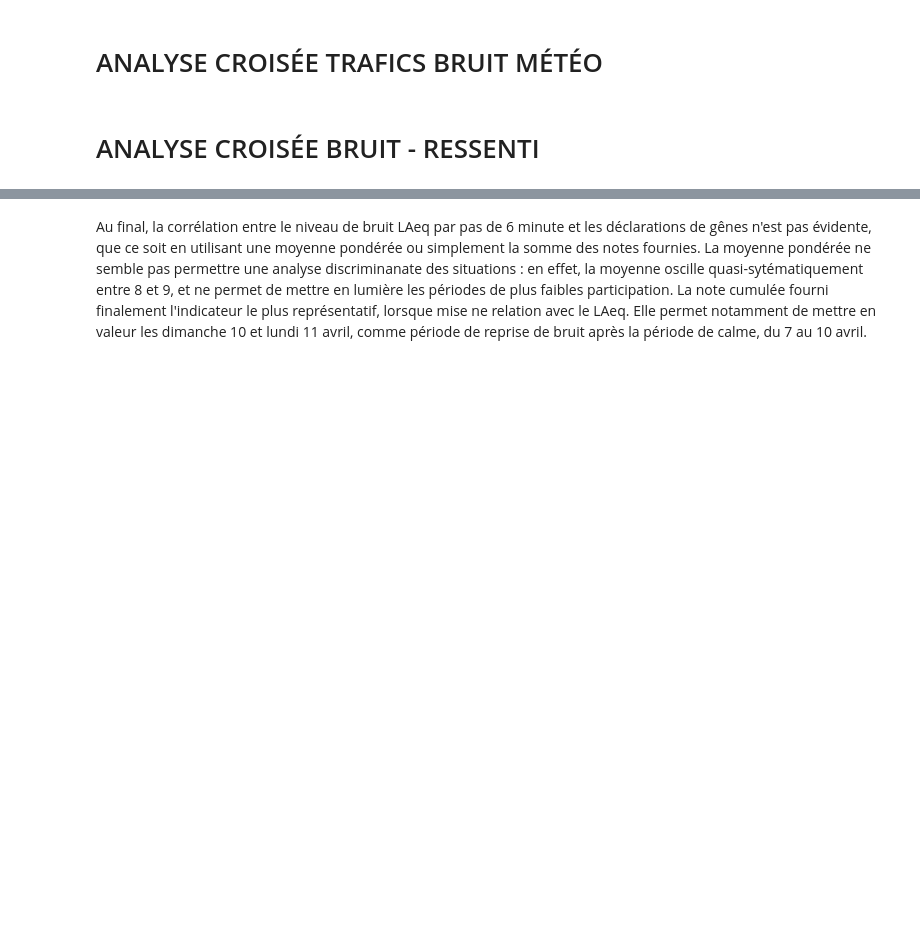
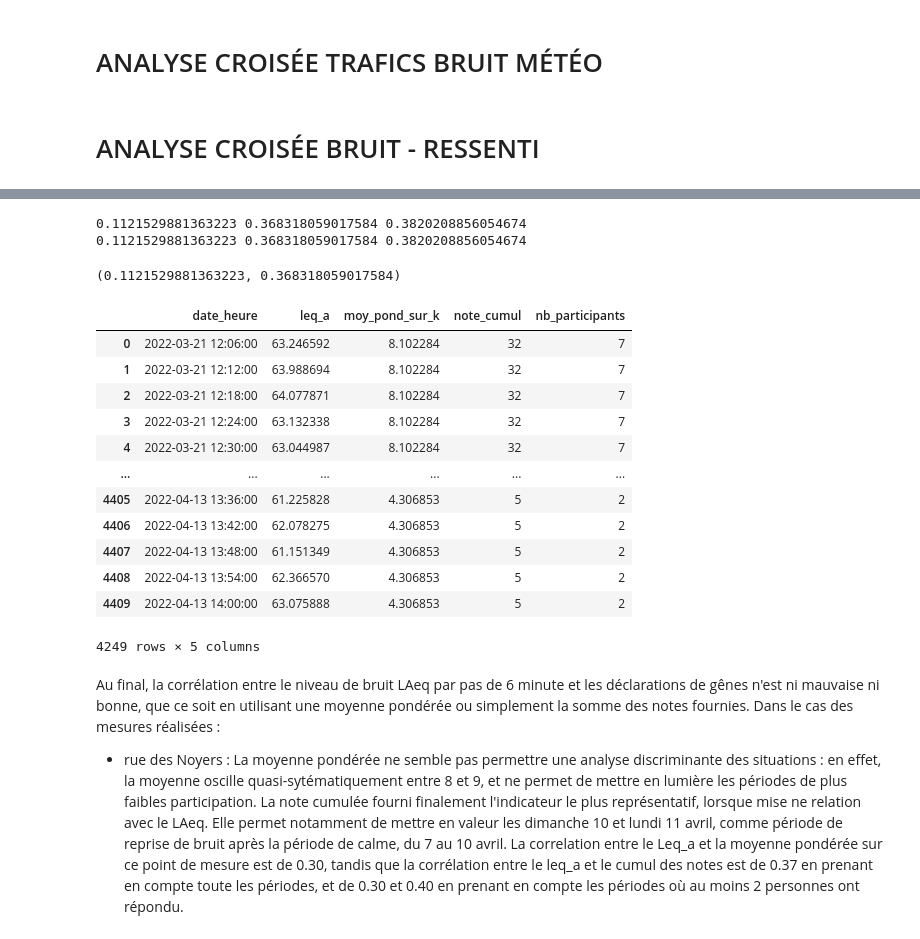
Before and after one commit to nantodevison/Ech24, a Jupyter notebook: notebooks/Analyses_mesures_test.ipynb, the cells around one changed output, grey strips where cells are left out. Cells and saved outputs as stored; diff of their text form; code cells hidden in the pictures; blank space fills up the shorter version.

```diff
--- a/notebooks/Analyses_mesures_test.ipynb
+++ b/notebooks/Analyses_mesures_test.ipynb
@@ -2500,10 +2503,11 @@ dfBruitTraficMeteo.loc[(dfBruitTraficMeteo.date_heure.dt.hour >= 6) & (dfBruitTr
 # %% [markdown]
 # ANALYSE CROISÉE BRUIT - RESSENTI
 # %%
+site = 4
 # récupérationdes données de bruit
-dfBruit6Min = recupDonneesAgregees(4, "6 min")
+dfBruit6Min = recupDonneesAgregees(site, "6 min")
 # récupération des donnée de ressenti
-dfDecla6Min = passageDeclas6min(filtrerDeclas(ResultatsEnquete()))
+dfDecla6Min = passageDeclas6min(filtrerDeclas(ResultatsEnquete(), site=site))
 dfRessenti6min = ajouterIndicateursTest(grouperDeclaParHorodate(dfDecla6Min))
 # nombre de déclarant par jour
 dfNbParticipantParJour = (
@@ -2565,3 +2538,36 @@ chartNiveauBruitTot & chartRessentiMoyPondTot & chartRessentiNoteCumulTot & char
+# %%
+nbParticMin = 1
+dfCroise = dfBruit6Min[['date_heure', 'leq_a']].merge(dfRessenti6min[['date_heure', 'moy_pond_sur_k', 'note_cumul']], on='date_heure', how='left').merge(
+    dfNbParticipantParJour[['date_heure', 'nb_participants']], on='date_heure', how='left'
+)
+print(dfCroise.leq_a.corr(dfCroise.moy_pond_sur_k), dfCroise.leq_a.corr(dfCroise.note_cumul), dfCroise.leq_a.corr(dfCroise.nb_participants))
+print(dfCroise.loc[dfCroise.nb_participants >= nbParticMin].leq_a.corr(dfCroise.loc[dfCroise.nb_participants >= nbParticMin].moy_pond_sur_k),
+     dfCroise.loc[dfCroise.nb_participants >= nbParticMin].leq_a.corr(dfCroise.loc[dfCroise.nb_participants >= nbParticMin].note_cumul),
+     dfCroise.loc[dfCroise.nb_participants >= nbParticMin].leq_a.corr(dfCroise.loc[dfCroise.nb_participants >= nbParticMin].nb_participants))
+# %% [output]
+0.1121529881363223 0.368318059017584 0.3820208856054674
+0.1121529881363223 0.368318059017584 0.3820208856054674
+# %%
+dfCroise = dfBruit6Min[['date_heure', 'leq_a']].merge(dfRessenti6min[['date_heure', 'moy_pond_sur_k', 'note_cumul']], on='date_heure', how='left')
+# %% [output]
+(0.1121529881363223, 0.368318059017584)
+# %%
+dfCroise.loc[dfCroise.nb_participants >= 2]
+# %% [output]
+|  | date_heure | leq_a | moy_pond_sur_k | note_cumul | nb_participants |
+| 0 | 2022-03-21 12:06:00 | 63.246592 | 8.102284 | 32 | 7 |
+| 1 | 2022-03-21 12:12:00 | 63.988694 | 8.102284 | 32 | 7 |
+| 2 | 2022-03-21 12:18:00 | 64.077871 | 8.102284 | 32 | 7 |
+| 3 | 2022-03-21 12:24:00 | 63.132338 | 8.102284 | 32 | 7 |
+| 4 | 2022-03-21 12:30:00 | 63.044987 | 8.102284 | 32 | 7 |
+| ... | ... | ... | ... | ... | ... |
+| 4405 | 2022-04-13 13:36:00 | 61.225828 | 4.306853 | 5 | 2 |
+| 4406 | 2022-04-13 13:42:00 | 62.078275 | 4.306853 | 5 | 2 |
+| 4407 | 2022-04-13 13:48:00 | 61.151349 | 4.306853 | 5 | 2 |
+| 4408 | 2022-04-13 13:54:00 | 62.366570 | 4.306853 | 5 | 2 |
+| 4409 | 2022-04-13 14:00:00 | 63.075888 | 4.306853 | 5 | 2 |
+4249 rows × 5 columns
 # %% [markdown]
 
-Au final, la corrélation entre le niveau de bruit LAeq par pas de 6 minute et les déclarations de gênes n'est pas évidente, que ce soit en utilisant une moyenne pondérée ou simplement la somme des notes fournies. La moyenne pondérée ne semble pas permettre une analyse discriminanate des situations : en effet, la moyenne oscille quasi-sytématiquement entre 8 et 9, et ne permet de mettre en lumière les périodes de plus faibles participation. La note cumulée fourni finalement l'indicateur le plus représentatif, lorsque mise ne relation avec le LAeq. Elle permet notamment de mettre en valeur les dimanche 10 et lundi 11 avril, comme période de reprise de bruit après la période de calme, du 7 au 10 avril.
+Au final, la corrélation entre le niveau de bruit LAeq par pas de 6 minute et les déclarations de gênes n'est ni mauvaise ni bonne, que ce soit en utilisant une moyenne pondérée ou simplement la somme des notes fournies. Dans le cas des mesures réalisées :
+- rue des Noyers :  La moyenne pondérée ne semble pas permettre une analyse discriminante des situations : en effet, la moyenne oscille quasi-sytématiquement entre 8 et 9, et ne permet de mettre en lumière les périodes de plus faibles participation. La note cumulée fourni finalement l'indicateur le plus représentatif, lorsque mise ne relation avec le LAeq. Elle permet notamment de mettre en valeur les dimanche 10 et lundi 11 avril, comme période de reprise de bruit après la période de calme, du 7 au 10 avril. La correlation entre le Leq_a et la moyenne pondérée sur ce point de mesure est de 0.30, tandis que la corrélation entre le leq_a et le cumul des notes est de 0.37 en prenant en compte toute les périodes, et de 0.30 et 0.40 en prenant en compte les périodes où au moins 2 personnes ont répondu.
```
Also changed, not shown: parts of 10 cells of this notebook, 4 other files.
